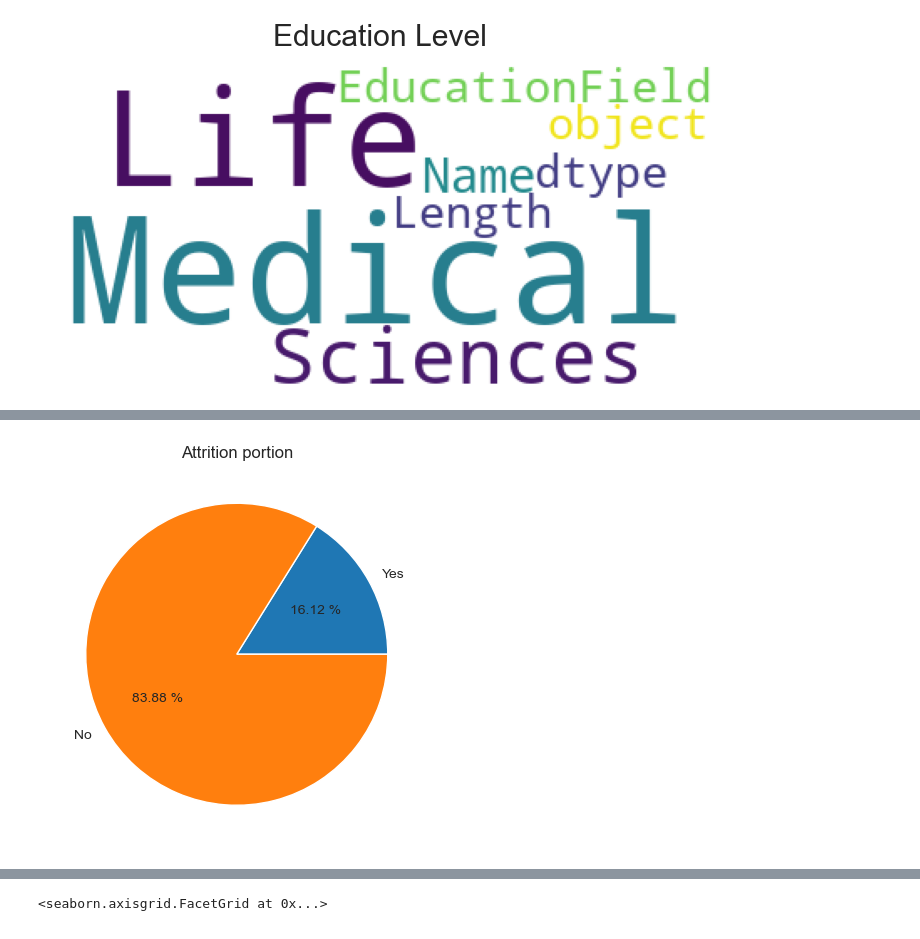
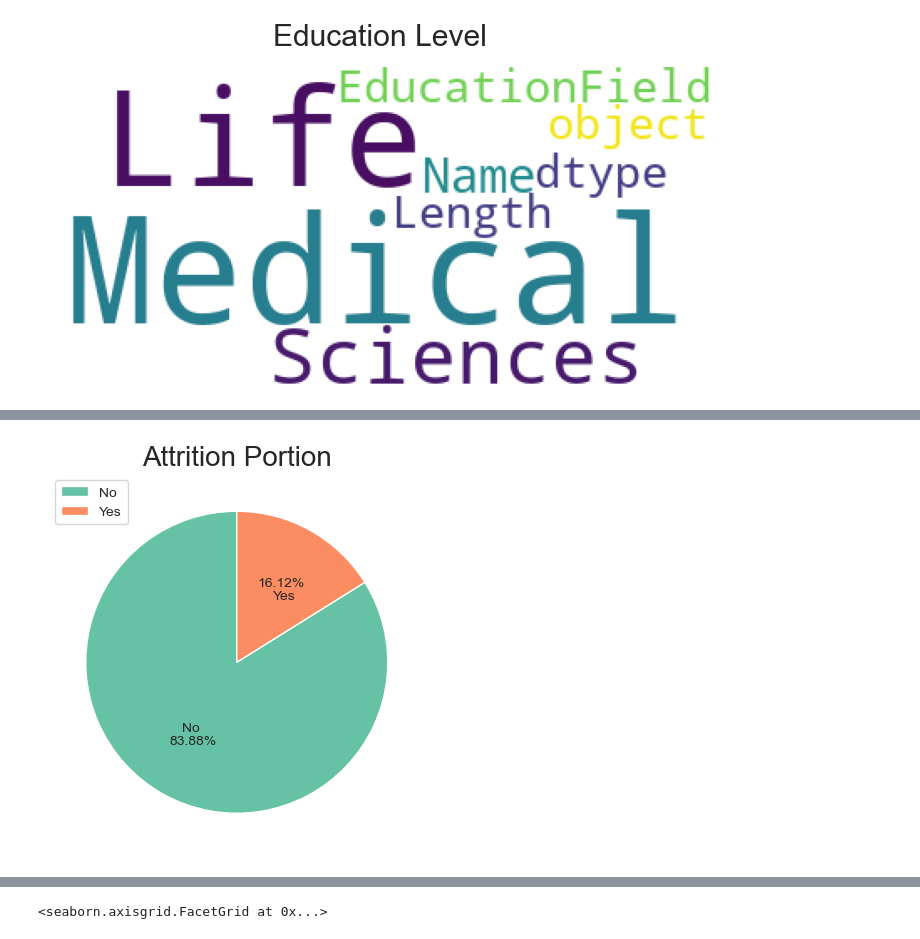
Before and after one commit to JamesLi197412/HR-Analytics, a Jupyter notebook: HRAnalytics.ipynb, the cells around one changed output, grey strips where cells are left out. Cells and saved outputs as stored; diff of their text form; code cells hidden in the pictures.

```diff
--- a/HRAnalytics.ipynb
+++ b/HRAnalytics.ipynb
@@ -138,33 +172,14 @@ plt.show()
 # %%
 # Portion of Attrition
-types = ['Yes', 'No']
-
-# Portion of male/female
 plt.figure(figsize = (10,5), dpi = 100)
 
+attritiondf = general.groupby(['Attrition'])['Attrition'].agg(['count']).reset_index()
 
-leave = general.loc[general['Attrition'] == types[0]].count()[0]
-stay = general.loc[general['Attrition'] == types[1]].count()[0]
-
-plt.pie([leave, stay], labels = types, autopct = '%.2f %%')
-plt.title('Attrition portion')
-
+plt.pie(attritiondf['count'],labels = attritiondf['Attrition'],
+        autopct='%1.2f%%', startangle=90, colors=sns.color_palette('Set2'),
+        labeldistance=0.5, pctdistance=0.6)
+plt.title('Attrition Portion',fontsize = 20)
+plt.legend()
 plt.show()
-
-#sns.factorplot(data = general, kind = 'count', size = 5, aspect = 3, x = 'Attrition')
-
-"""
-payments = order_payment.groupby(['payment_type'])['payment_value'].agg(['count','sum']).reset_index()
-
-fig, (ax1, ax2) = plt.subplots(nrows=1, ncols = 2,figsize=(10,8))
-fig.suptitle('Payment Type Count & Sum')
-
-ax1.pie(payments['count'], labels=payments['payment_type'], autopct='%1.2f%%', startangle=90, colors=sns.color_palette('Set2'),labeldistance=0.5, pctdistance=0.6)
-ax1.set_title('Payment Type Count')
-ax2.pie(payments['sum'], labels=payments['payment_type'], autopct='%1.2f%%', startangle=90, colors=sns.color_palette('Set1'),labeldistance=0.5, pctdistance=0.6)
-ax2.set_title('Payment Type Sum')
-plt.tight_layout()
-plt.show()
-"""
 # %% [output]
-[figure, old version]
+[figure, new version]
```
Also changed, not shown: parts of 27 cells of this notebook, 1 other file.
